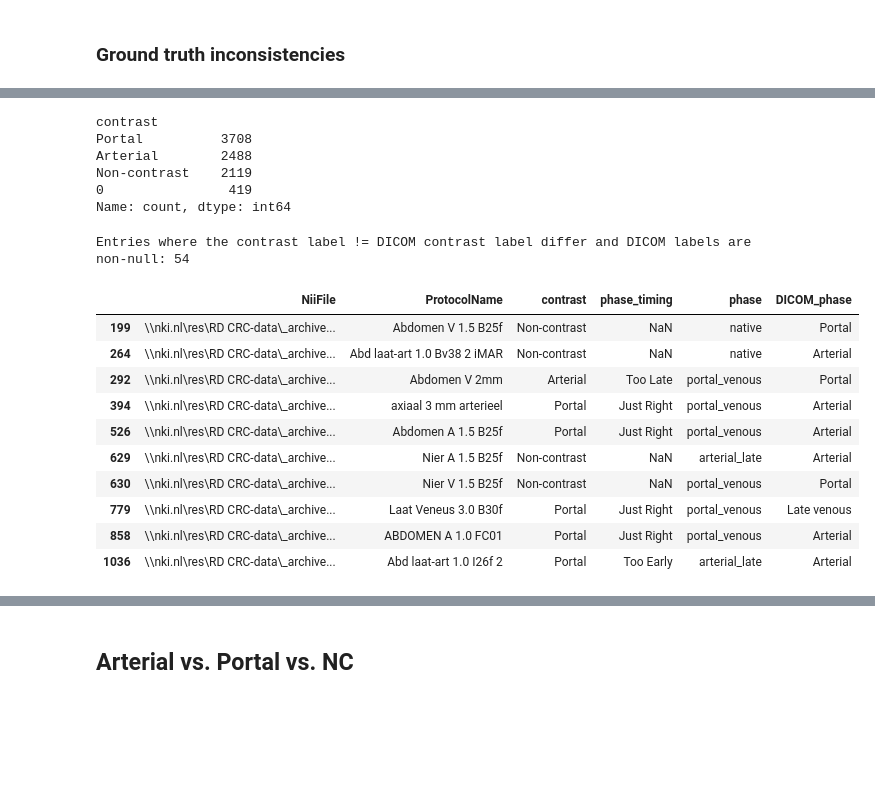
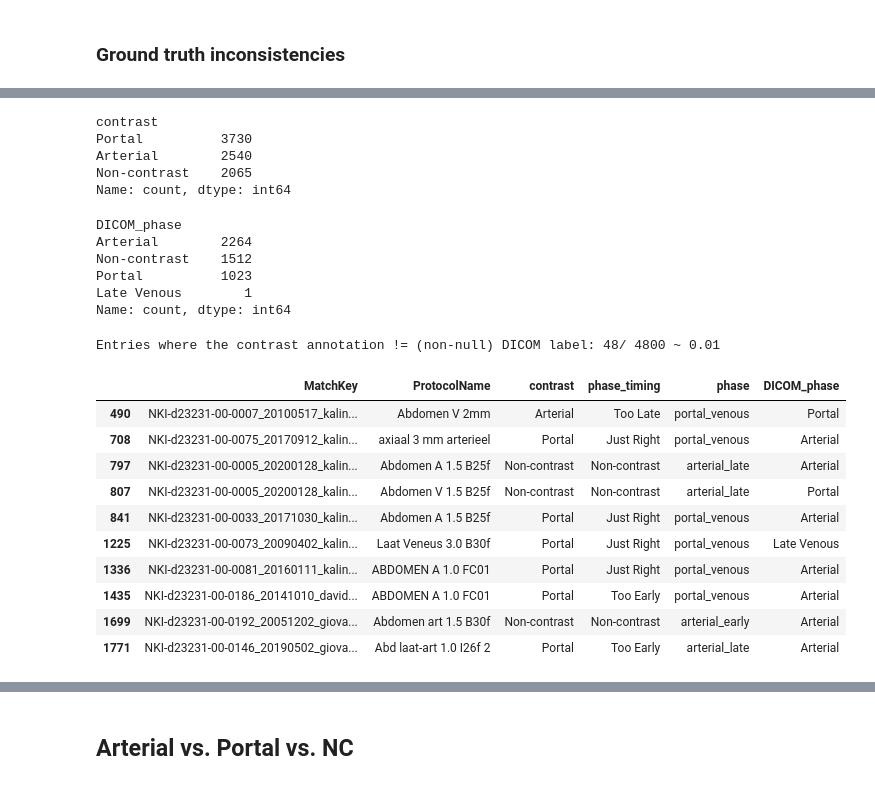
Before and after one commit to ljestaciocerquin/contrast_phase, a Jupyter notebook: TS/TS_results.ipynb, the cells around one changed output, grey strips where cells are left out. Cells and saved outputs as stored; diff of their text form; code cells hidden in the pictures; blank space fills up the shorter version.

```diff
--- a/TS/TS_results.ipynb
+++ b/TS/TS_results.ipynb
@@ -57,7 +57,7 @@ ts_data   # Error processing /mnt/rhea/data_private/IRBd23-231/GEPNETs/ARTINET/N
 # %% [markdown]
 ### Merge
 # %%
-data = pd.read_csv("/projects/net_contrast_classification/contrast_phase/data/cleaned_data_1.csv")
+data = pd.read_csv("/projects/net_contrast_classification/contrast_phase/data/cleaned_data/final_data.csv")
 merged_data = pd.merge(data, ts_data, left_on=["MatchKey"], right_on=["file"], how = 'left', suffixes=('', '_ts'))
 merged_data.info()
 # %% [output]
@@ -194,26 +190,37 @@ diff_dicom[["NiiFile", "ProtocolName", "contrast", "phase_timing", "DICOM_phase"
 merged_data.contrast.value_counts()
 # %% [output]
 contrast
-Portal          3708
-Arterial        2488
-Non-contrast    2119
-0                419
+Portal          3730
+Arterial        2540
+Non-contrast    2065
 Name: count, dtype: int64
+# %%
+merged_data.DICOM_phase.value_counts()
+# %% [output]
+DICOM_phase
+Arterial        2264
+Non-contrast    1512
+Portal          1023
+Late Venous        1
+Name: count, dtype: int64
 # %%
-print("Entries where the contrast label != DICOM contrast label differ and DICOM labels are non-null:", len(merged_data[(merged_data["DICOM_phase"] != merged_data["contrast"]) & (merged_data["DICOM_phase"].notna())]))
-merged_data[(merged_data["DICOM_phase"] != merged_data["contrast"]) & (merged_data["DICOM_phase"].notna())
-            ][["NiiFile", "ProtocolName", "contrast", "phase_timing", "phase", "DICOM_phase"]].head(10)
+dicom_labels = merged_data[merged_data["DICOM_phase"].notna()]
+diff_dicom = dicom_labels[(dicom_labels["DICOM_phase"] != dicom_labels["contrast"])][["MatchKey","ProtocolName", "contrast", "phase_timing", "phase", "DICOM_phase"]]
+
+print(f"Entries where the contrast annotation != (non-null) DICOM label: {len(diff_dicom)}/ {len(dicom_labels)} ~ {round(len(diff_dicom)/len(dicom_labels), 3)}")
+
+diff_dicom.head(10)
 # %% [output]
-Entries where the contrast label != DICOM contrast label differ and DICOM labels are non-null: 54
+Entries where the contrast annotation != (non-null) DICOM label: 48/ 4800 ~ 0.01
-|  | NiiFile | ProtocolName | contrast | phase_timing | phase | DICOM_phase |
-| 199 | \\nki.nl\res\RD CRC-data\_archive... | Abdomen V 1.5 B25f | Non-contrast | NaN | native | Portal |
-| 264 | \\nki.nl\res\RD CRC-data\_archive... | Abd laat-art 1.0 Bv38 2 iMAR | Non-contrast | NaN | native | Arterial |
-| 292 | \\nki.nl\res\RD CRC-data\_archive... | Abdomen V 2mm | Arterial | Too Late | portal_venous | Portal |
-| 394 | \\nki.nl\res\RD CRC-data\_archive... | axiaal 3 mm arterieel | Portal | Just Right | portal_venous | Arterial |
-| 526 | \\nki.nl\res\RD CRC-data\_archive... | Abdomen A 1.5 B25f | Portal | Just Right | portal_venous | Arterial |
-| 629 | \\nki.nl\res\RD CRC-data\_archive... | Nier A 1.5 B25f | Non-contrast | NaN | arterial_late | Arterial |
-| 630 | \\nki.nl\res\RD CRC-data\_archive... | Nier V 1.5 B25f | Non-contrast | NaN | portal_venous | Portal |
-| 779 | \\nki.nl\res\RD CRC-data\_archive... | Laat Veneus 3.0 B30f | Portal | Just Right | portal_venous | Late venous |
-| 858 | \\nki.nl\res\RD CRC-data\_archive... | ABDOMEN A 1.0 FC01 | Portal | Just Right | portal_venous | Arterial |
-| 1036 | \\nki.nl\res\RD CRC-data\_archive... | Abd laat-art 1.0 I26f 2 | Portal | Too Early | arterial_late | Arterial |
+|  | MatchKey | ProtocolName | contrast | phase_timing | phase | DICOM_phase |
+| 490 | NKI-d23231-00-0007_20100517_kalin... | Abdomen V 2mm | Arterial | Too Late | portal_venous | Portal |
+| 708 | NKI-d23231-00-0075_20170912_kalin... | axiaal 3 mm arterieel | Portal | Just Right | portal_venous | Arterial |
+| 797 | NKI-d23231-00-0005_20200128_kalin... | Abdomen A 1.5 B25f | Non-contrast | Non-contrast | arterial_late | Arterial |
+| 807 | NKI-d23231-00-0005_20200128_kalin... | Abdomen V 1.5 B25f | Non-contrast | Non-contrast | arterial_late | Portal |
+| 841 | NKI-d23231-00-0033_20171030_kalin... | Abdomen A 1.5 B25f | Portal | Just Right | portal_venous | Arterial |
+| 1225 | NKI-d23231-00-0073_20090402_kalin... | Laat Veneus 3.0 B30f | Portal | Just Right | portal_venous | Late Venous |
+| 1336 | NKI-d23231-00-0081_20160111_kalin... | ABDOMEN A 1.0 FC01 | Portal | Just Right | portal_venous | Arterial |
+| 1435 | NKI-d23231-00-0186_20141010_david... | ABDOMEN A 1.0 FC01 | Portal | Too Early | portal_venous | Arterial |
+| 1699 | NKI-d23231-00-0192_20051202_giova... | Abdomen art 1.5 B30f | Non-contrast | Non-contrast | arterial_early | Arterial |
+| 1771 | NKI-d23231-00-0146_20190502_giova... | Abd laat-art 1.0 I26f 2 | Portal | Too Early | arterial_late | Arterial |
 # %%
```
Also changed, not shown: parts of 44 cells of this notebook, 1 other file.
